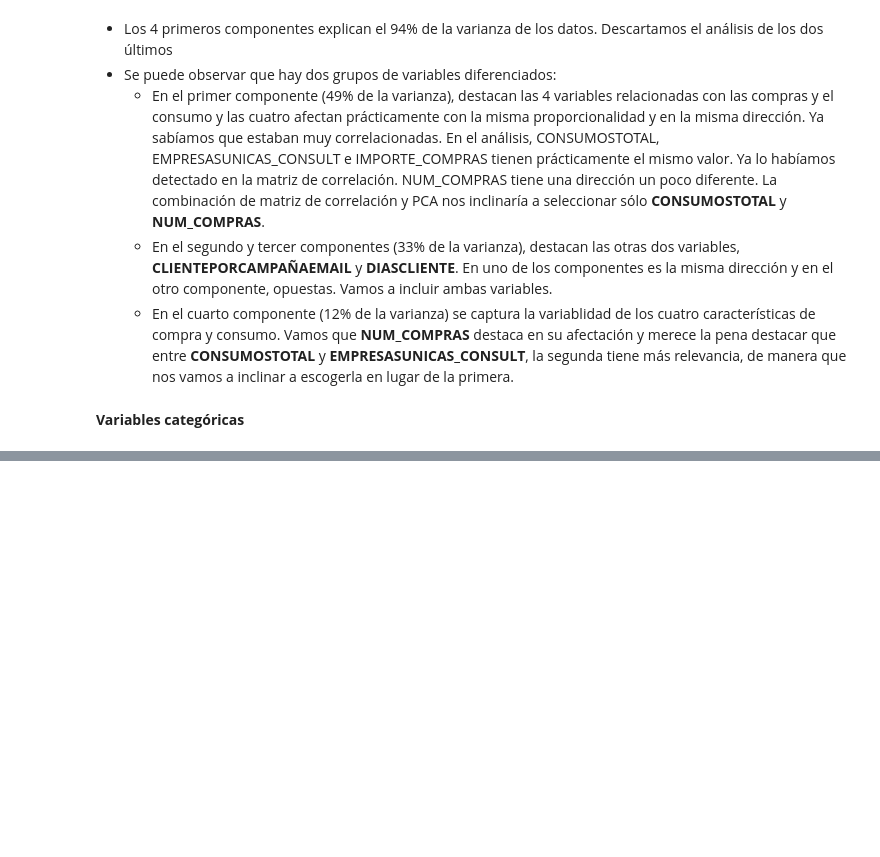
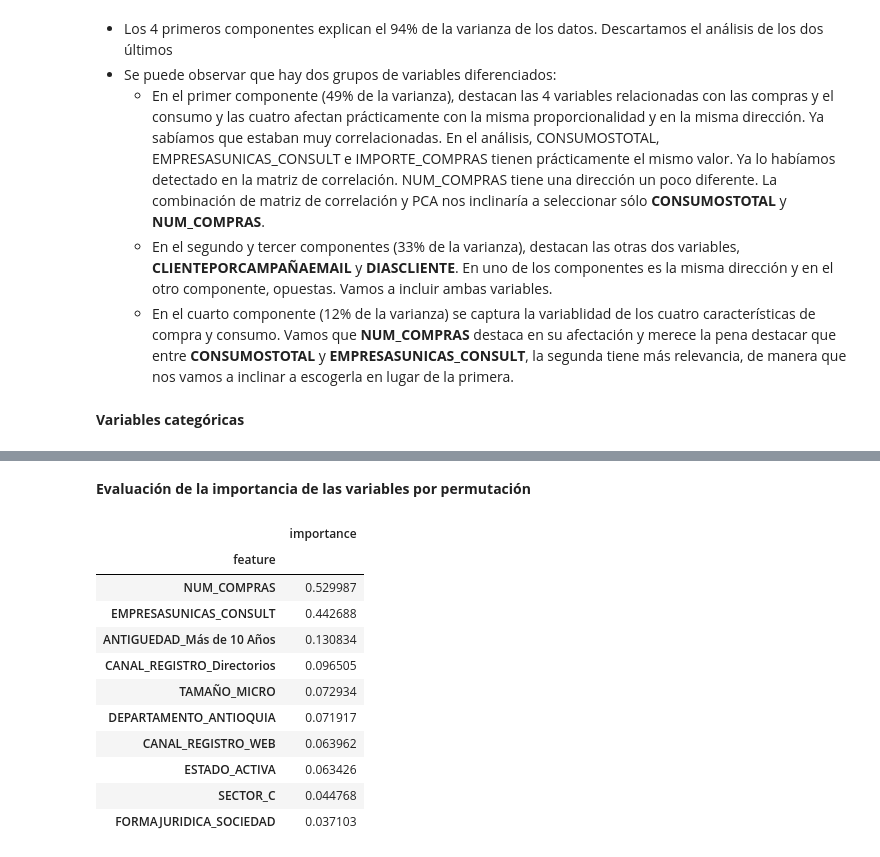
Before and after one commit to cperezh/segmentacion_clientes, a Jupyter notebook: M4 Desarrollo.ipynb, the cells around one changed output, grey strips where cells are left out. Drawn from its saved outputs; the diff is of its cells as text; code cells hidden in the pictures; blank space fills up the shorter version.

```diff
--- a/M4 Desarrollo.ipynb
+++ b/M4 Desarrollo.ipynb
@@ -1359,2 +1353,2 @@ X_encoded = encoder.fit_transform(X)
 # %%
-features = np.concatenate(encoder.categories_)
+features = selected_numeric_features + encoder.get_feature_names_out().tolist()
@@ -1369,3 +1368,20 @@ from sklearn import tree
 # %%
 clf = tree.DecisionTreeClassifier()
-clf = clf.fit(X_train, y_train)
+clf = clf.fit(X_ros, y_ros)
+
+# Código extraiodo de ChatGTP y adaptado al proyecto
+dot_data = tree.export_graphviz(clf
+                                ,feature_names=features,
+                                class_names=df_labels["class_desc_short"],
+                                max_depth=3,
+                                filled=True)
+
+# Convert DOT data to a graph
+graph = pydotplus.graph_from_dot_data(dot_data)
+
+# Save the graph as a JPG file
+graph.write_jpg("decision_tree.jpg")
+
+# (Optional) Display the image using PIL
+img = Image.open("decision_tree.jpg")
+img.show()
@@ -1382,0 +1394,24 @@ tree.plot_tree(clf, feature_names=features, class_names=clf.classes_);
+# %% [markdown]
+**Evaluación de la importancia de las variables por permutación**
+# %%
+from sklearn.inspection import permutation_importance
+
+result = permutation_importance(clf, X, y, n_repeats=10,
+                                random_state=0, scoring="f1_macro")
+# %%
+importances = pd.DataFrame(zip(features, result.importances_mean), columns=["feature","importance"]).set_index("feature")
+
+importances.sort_values(by="importance", ascending=False).head(10)
+# %% [output]
+|  | importance |
+| feature |  |
+| NUM_COMPRAS | 0.529987 |
+| EMPRESASUNICAS_CONSULT | 0.442688 |
+| ANTIGUEDAD_Más de 10 Años | 0.130834 |
+| CANAL_REGISTRO_Directorios | 0.096505 |
+| TAMAÑO_MICRO | 0.072934 |
+| DEPARTAMENTO_ANTIOQUIA | 0.071917 |
+| CANAL_REGISTRO_WEB | 0.063962 |
+| ESTADO_ACTIVA | 0.063426 |
+| SECTOR_C | 0.044768 |
+| FORMAJURIDICA_SOCIEDAD | 0.037103 |
```
Also changed, not shown: parts of 45 cells of this notebook, 1 other file.
